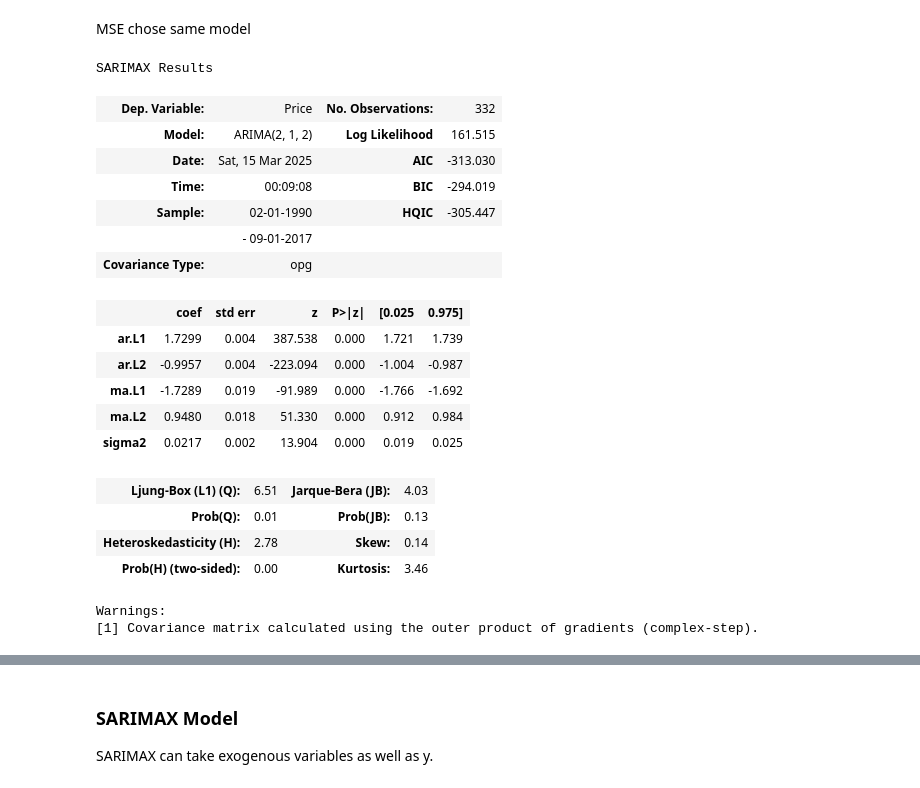
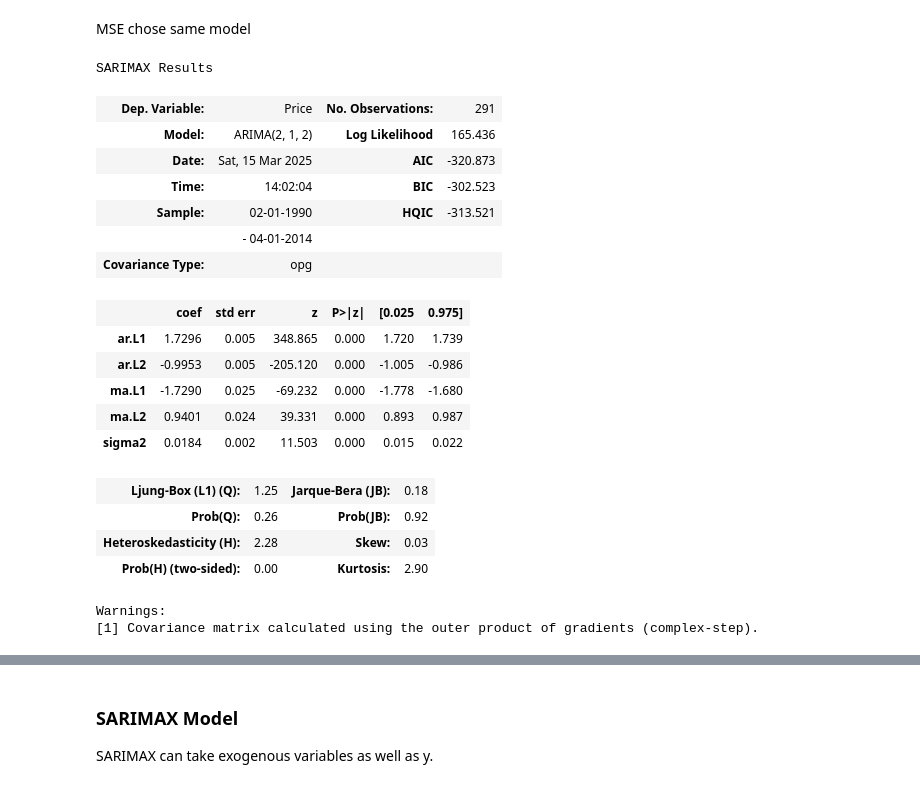
Before and after one commit to bktakacs/springboard_dsc_capstone3, a Jupyter notebook: pp-model.ipynb, the cells around one changed output, grey strips where cells are left out. Cells and saved outputs as stored; diff of their text form; code cells hidden in the pictures.

```diff
--- a/pp-model.ipynb
+++ b/pp-model.ipynb
@@ -118,8 +119,12 @@ df_diff
 | 2024-08-01 | 0.20 | -52.993 | 11.054 | -265.691 | -0.146 |
 415 rows × 5 columns
 # %%
-split = 0.8
+split = 0.7
+splitdate = datetime.date(df.index[int(len(df)*0.7)].year, df.index[int(len(df)*0.7)].month,1)
+splitdateahead = datetime.date(splitdate.year, splitdate.month+1,1)
+splitdateback = datetime.date(splitdate.year, splitdate.month-1,1)
 
+print(splitdate)
 #Endogenous vars
 # normal
 train, test = train_test_split(df, train_size=split, shuffle=False)
@@ -219,33 +226,33 @@ d = 0 means data was not differenced (because we already differenced it)
 # %% [markdown]
 MSE chose same model
 # %%
-forecast_length = 36 # forecast 3 years
+forecast_length = 5 * 12 # forecast x years
 
 model_arima1 = ARIMA(ytrain, order=(2,1,2), )
 model_arima_fit1 = model_arima1.fit()
 forecast_arima1 = model_arima_fit1.forecast(steps=forecast_length)
 # .cumsum() + ytrain[-1]
 # forecast_arima1 = forecast_arima1.cumsum() + ytrain_diff[-1]
 model_arima_fit1.summary()
 # %% [output]
 SARIMAX Results
-| Dep. Variable: | Price | No. Observations: | 332 |
-| Model: | ARIMA(2, 1, 2) | Log Likelihood | 161.515 |
-| Date: | Sat, 15 Mar 2025 | AIC | -313.030 |
-| Time: | 00:09:08 | BIC | -294.019 |
-| Sample: | 02-01-1990 | HQIC | -305.447 |
-|  | - 09-01-2017 |  |  |
+| Dep. Variable: | Price | No. Observations: | 291 |
+| Model: | ARIMA(2, 1, 2) | Log Likelihood | 165.436 |
+| Date: | Sat, 15 Mar 2025 | AIC | -320.873 |
+| Time: | 14:02:04 | BIC | -302.523 |
+| Sample: | 02-01-1990 | HQIC | -313.521 |
+|  | - 04-01-2014 |  |  |
 | Covariance Type: | opg |  |  |
 |  | coef | std err | z | P>|z| | [0.025 | 0.975] |
-| ar.L1 | 1.7299 | 0.004 | 387.538 | 0.000 | 1.721 | 1.739 |
-| ar.L2 | -0.9957 | 0.004 | -223.094 | 0.000 | -1.004 | -0.987 |
-| ma.L1 | -1.7289 | 0.019 | -91.989 | 0.000 | -1.766 | -1.692 |
-| ma.L2 | 0.9480 | 0.018 | 51.330 | 0.000 | 0.912 | 0.984 |
-| sigma2 | 0.0217 | 0.002 | 13.904 | 0.000 | 0.019 | 0.025 |
+| ar.L1 | 1.7296 | 0.005 | 348.865 | 0.000 | 1.720 | 1.739 |
+| ar.L2 | -0.9953 | 0.005 | -205.120 | 0.000 | -1.005 | -0.986 |
+| ma.L1 | -1.7290 | 0.025 | -69.232 | 0.000 | -1.778 | -1.680 |
+| ma.L2 | 0.9401 | 0.024 | 39.331 | 0.000 | 0.893 | 0.987 |
+| sigma2 | 0.0184 | 0.002 | 11.503 | 0.000 | 0.015 | 0.022 |
-| Ljung-Box (L1) (Q): | 6.51 | Jarque-Bera (JB): | 4.03 |
-| Prob(Q): | 0.01 | Prob(JB): | 0.13 |
-| Heteroskedasticity (H): | 2.78 | Skew: | 0.14 |
-| Prob(H) (two-sided): | 0.00 | Kurtosis: | 3.46 |
+| Ljung-Box (L1) (Q): | 1.25 | Jarque-Bera (JB): | 0.18 |
+| Prob(Q): | 0.26 | Prob(JB): | 0.92 |
+| Heteroskedasticity (H): | 2.28 | Skew: | 0.03 |
+| Prob(H) (two-sided): | 0.00 | Kurtosis: | 2.90 |
 Warnings:
 [1] Covariance matrix calculated using the outer product of gradients (complex-step).
 # %%
```
Also changed, not shown: parts of 44 cells of this notebook.
